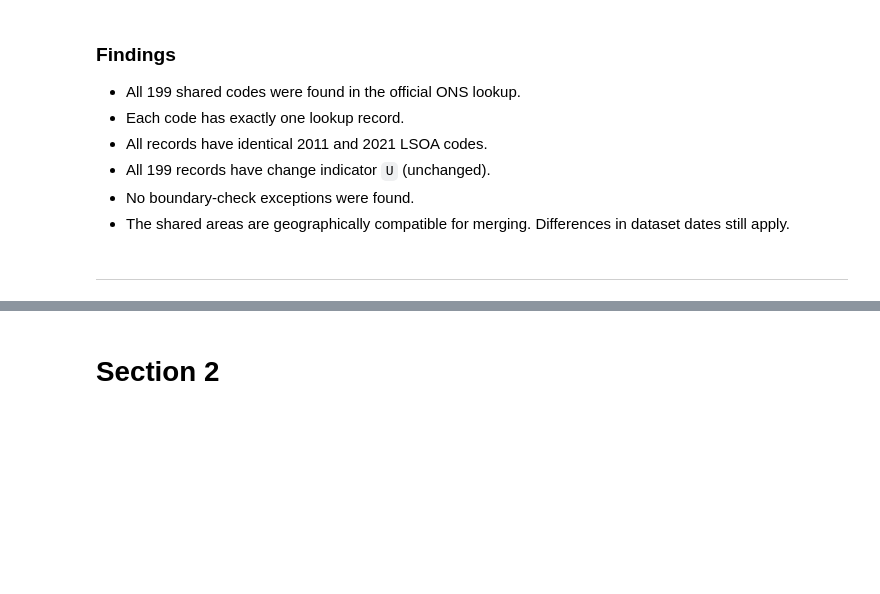
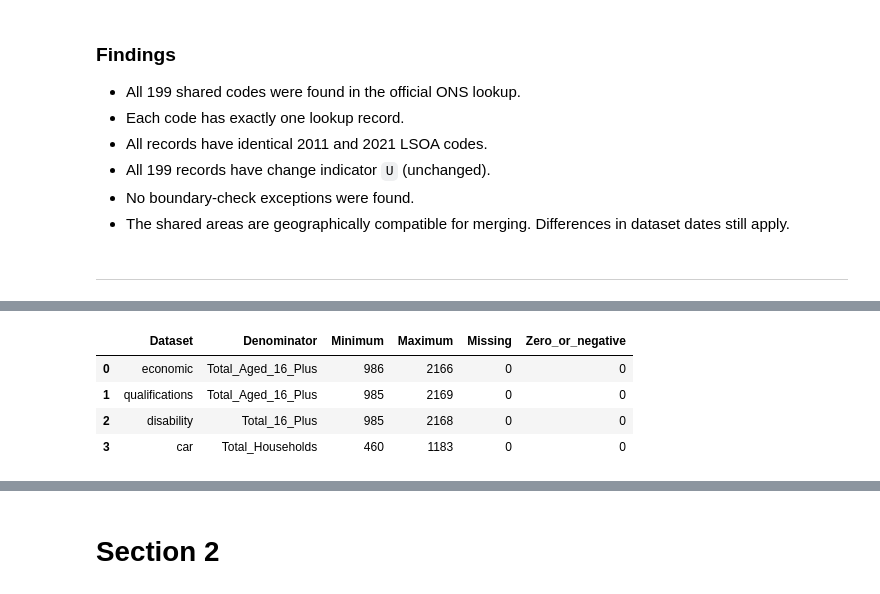
Before and after one commit to LieneRubule/dudley-employment-barriers, a Jupyter notebook: jupyter_notebooks/06_merge_and_prepare.ipynb, the cells around one changed output, grey strips where cells are left out. Saved outputs shown, nothing was run; the diff lists cells and outputs as text; code cells hidden in the pictures; blank space fills up the shorter version.

Commit message:
Validate source-specific percentage denominators

```diff
--- a/jupyter_notebooks/06_merge_and_prepare.ipynb
+++ b/jupyter_notebooks/06_merge_and_prepare.ipynb
@@ -376,0 +389,37 @@ Name: count, dtype: int64
+# %%
+# Developed with ChatGPT assistance to check denominators.
+
+# Use each dataset's own population or household total.
+denominator_columns = {
+    "economic": "Total_Aged_16_Plus",
+    "qualifications": "Total_Aged_16_Plus",
+    "disability": "Total_16_Plus",
+    "car": "Total_Households"
+}
+
+# Check missing, zero and negative denominator values.
+# References:
+# https://pandas.pydata.org/docs/reference/api/pandas.Series.isna.html
+# https://pandas.pydata.org/docs/reference/api/pandas.Series.le.html
+denominator_results = []
+
+for name, column in denominator_columns.items():
+    totals = datasets[name][column]
+
+    denominator_results.append({
+        "Dataset": name,
+        "Denominator": column,
+        "Minimum": totals.min(),
+        "Maximum": totals.max(),
+        "Missing": totals.isna().sum(),
+        "Zero_or_negative": totals.le(0).sum()
+    })
+
+denominator_checks = pd.DataFrame(denominator_results)
+display(denominator_checks)
+# %% [output]
+|  | Dataset | Denominator | Minimum | Maximum | Missing | Zero_or_negative |
+| 0 | economic | Total_Aged_16_Plus | 986 | 2166 | 0 | 0 |
+| 1 | qualifications | Total_Aged_16_Plus | 985 | 2169 | 0 | 0 |
+| 2 | disability | Total_16_Plus | 985 | 2168 | 0 | 0 |
+| 3 | car | Total_Households | 460 | 1183 | 0 | 0 |
```
Also changed, not shown: parts of 3 cells of this notebook.
